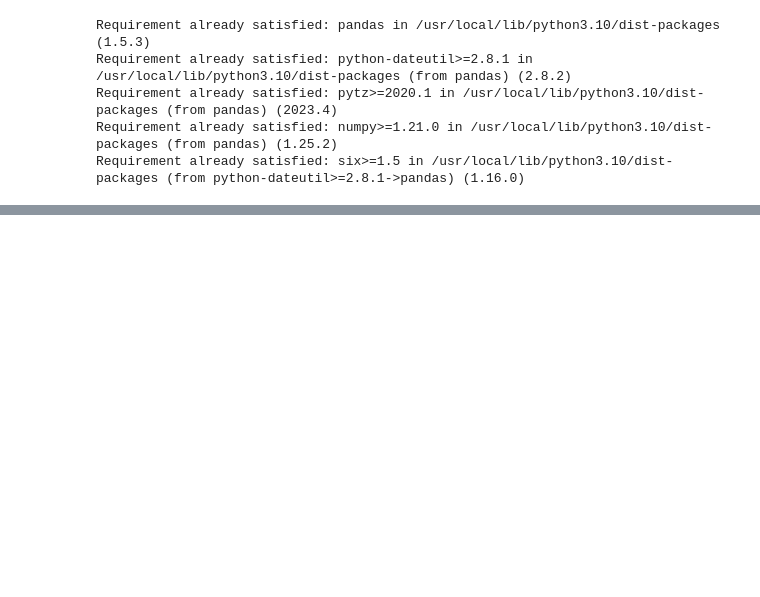
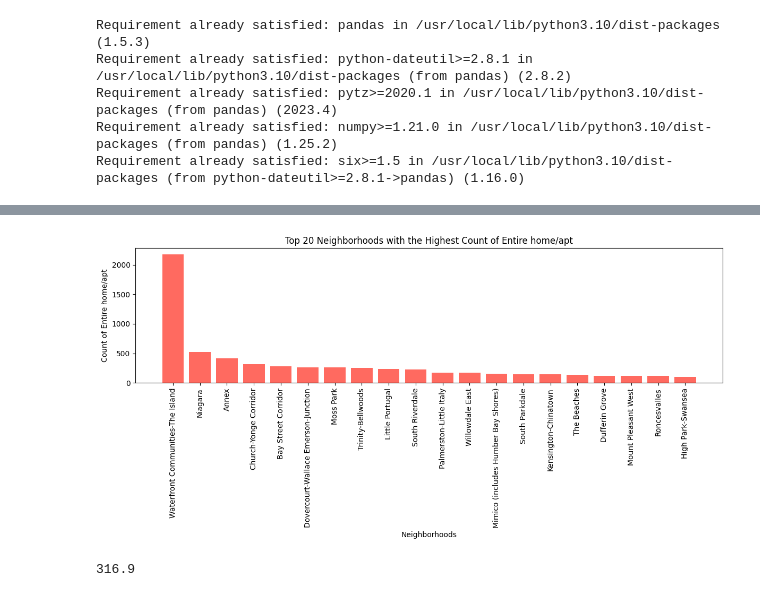
Before and after one commit to Etnawu/Data-analysis-of-Airbnb-in-Toronto, a Jupyter notebook: Airbnb.ipynb, the cells around one changed output, grey strips where cells are left out. Saved outputs shown, nothing was run; the diff lists cells and outputs as text; code cells hidden in the pictures; blank space fills up the shorter version.

```diff
--- a/Airbnb.ipynb
+++ b/Airbnb.ipynb
@@ -25,0 +176,29 @@ import pandas as pd
+# %%
+# Sort the entire home  counts in descending order than get top 20
+entire_top_20_neighborhoods = entire_counts.sort_values(ascending=False).head(20)
+# %%
+# Extract the neighborhood names and counts
+entire_neighborhood_names = entire_top_20_neighborhoods.index.get_level_values('neighbourhood_cleansed')
+entire_counts = entire_top_20_neighborhoods.values
+
+# Plot bar chart
+plt.figure(figsize=(12, 6))
+plt.bar(entire_neighborhood_names, entire_counts, color='#ff6a60')
+
+# Add labels and title
+plt.xlabel('Neighborhoods')
+plt.ylabel('Count of Entire home/apt')
+plt.title('Top 20 Neighborhoods with the Highest Count of Entire home/apt')
+plt.xticks(rotation=90)
+plt.tight_layout()
+
+# Show plot
+plt.show()
+# %% [output]
+[figure, added]
+# %%
+#Average count of private airbnb listings per neighborhood
+entire_mean = sum(entire_counts) / len(entire_counts)
+print(entire_mean)
+# %% [output]
+316.9
```
Also changed, not shown: parts of 22 cells of this notebook.
